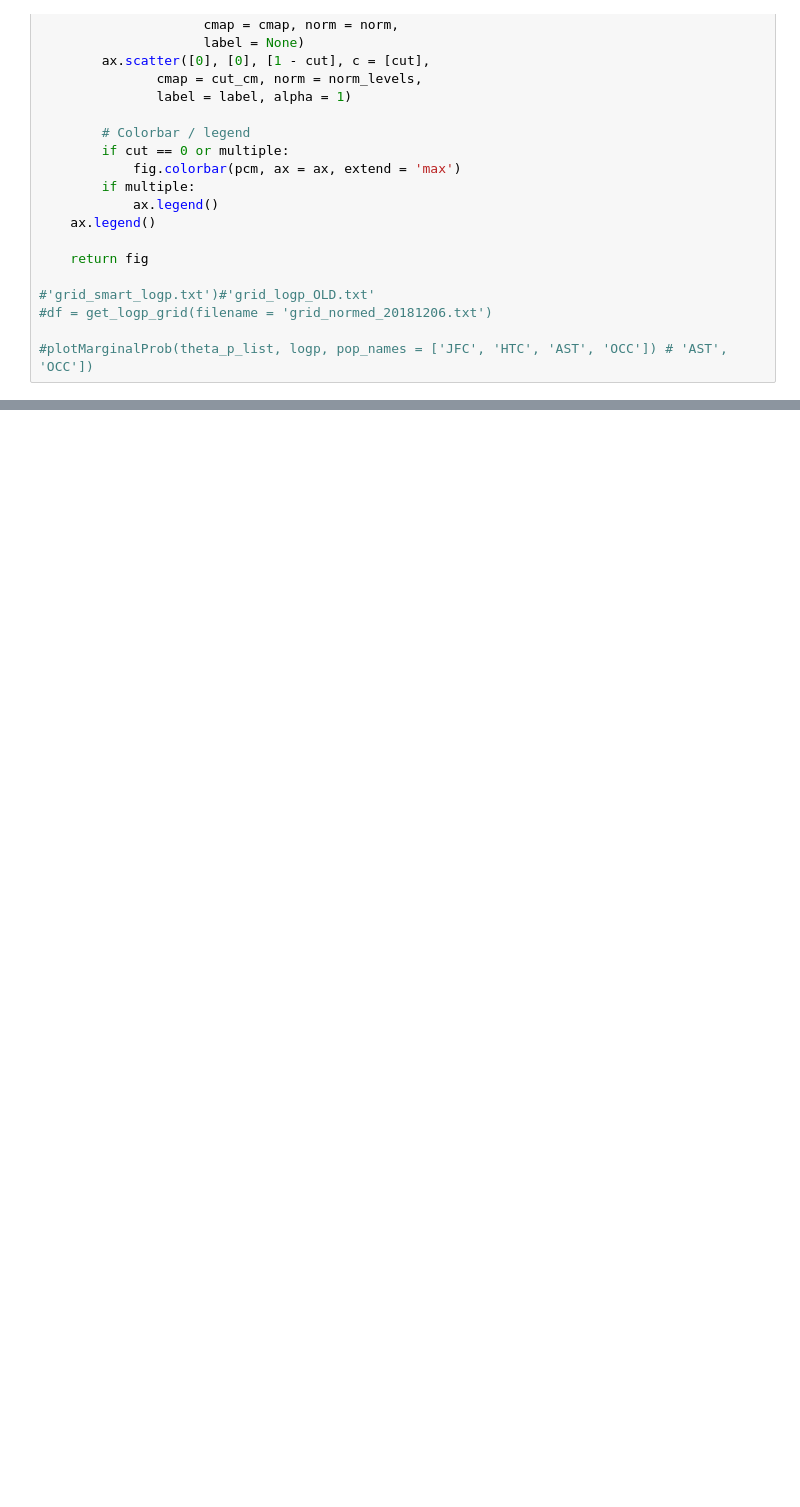
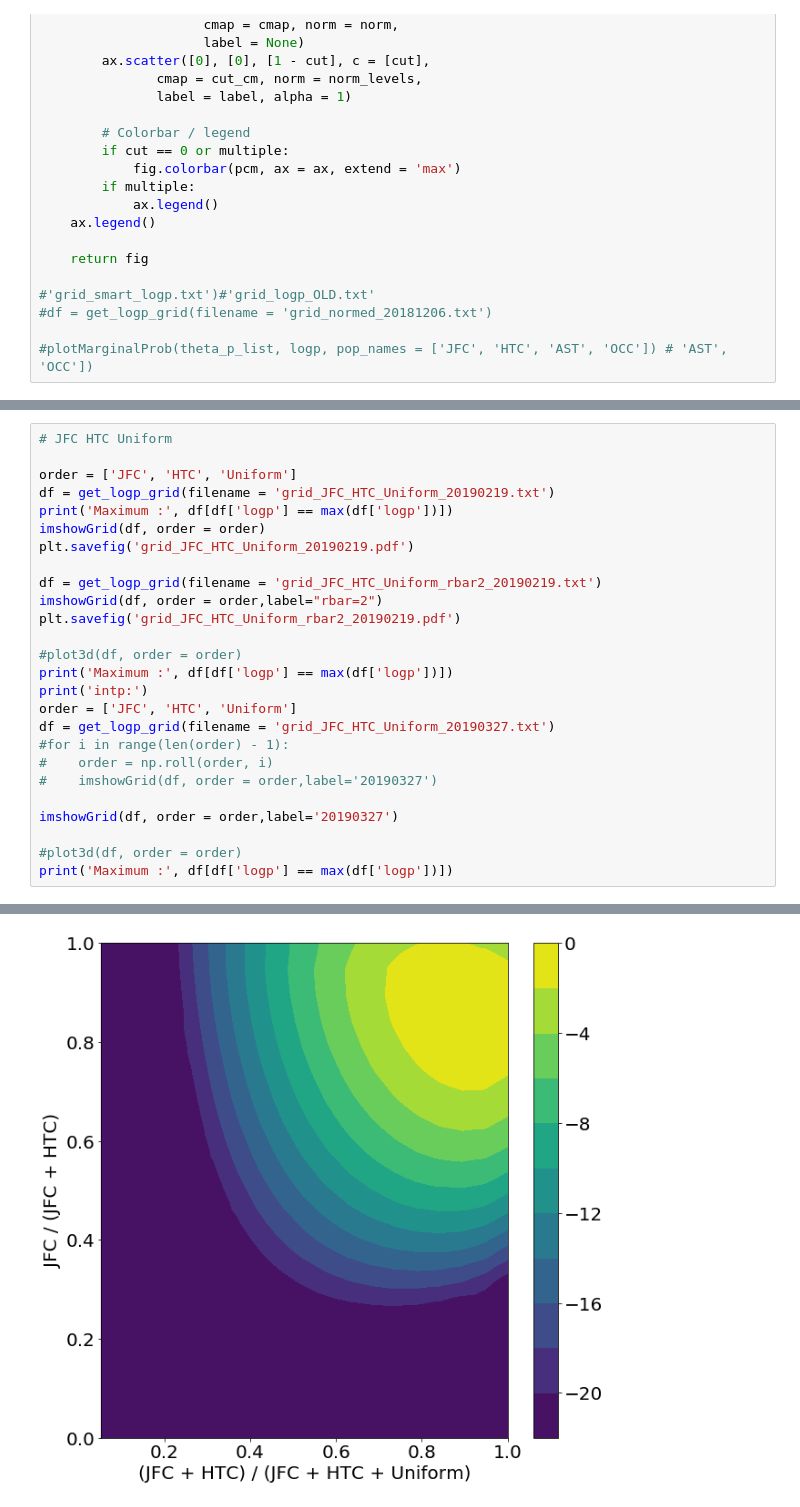
Before and after one commit to tlittenberg/LISAPathfinder, a Jupyter notebook: scripts/Analysis/scripts/Grid_prob.ipynb, the cells around one changed output, grey strips where cells are left out. Cells and saved outputs as stored; diff of their text form; blank space fills up the shorter version.

```diff
--- a/scripts/Analysis/scripts/Grid_prob.ipynb
+++ b/scripts/Analysis/scripts/Grid_prob.ipynb
@@ -208,0 +246,27 @@ order2 OCC
+# %%
+# JFC HTC Uniform
+
+order = ['JFC', 'HTC', 'Uniform']
+df = get_logp_grid(filename = 'grid_JFC_HTC_Uniform_20190219.txt')
+print('Maximum :', df[df['logp'] == max(df['logp'])])
+imshowGrid(df, order = order)
+plt.savefig('grid_JFC_HTC_Uniform_20190219.pdf')
+
+df = get_logp_grid(filename = 'grid_JFC_HTC_Uniform_rbar2_20190219.txt')
+imshowGrid(df, order = order,label="rbar=2")
+plt.savefig('grid_JFC_HTC_Uniform_rbar2_20190219.pdf')
+
+#plot3d(df, order = order)
+print('Maximum :', df[df['logp'] == max(df['logp'])])
+print('intp:')
+order = ['JFC', 'HTC', 'Uniform']
+df = get_logp_grid(filename = 'grid_JFC_HTC_Uniform_20190327.txt')
+#for i in range(len(order) - 1):
+#    order = np.roll(order, i)
+#    imshowGrid(df, order = order,label='20190327')
+
+imshowGrid(df, order = order,label='20190327')
+
+#plot3d(df, order = order)
+print('Maximum :', df[df['logp'] == max(df['logp'])])
+# %% [output]
@@ -208,0 +292 @@ order2 OCC
+[figure, added]
```
Also changed, not shown: parts of 8 cells of this notebook, 2 other files.
